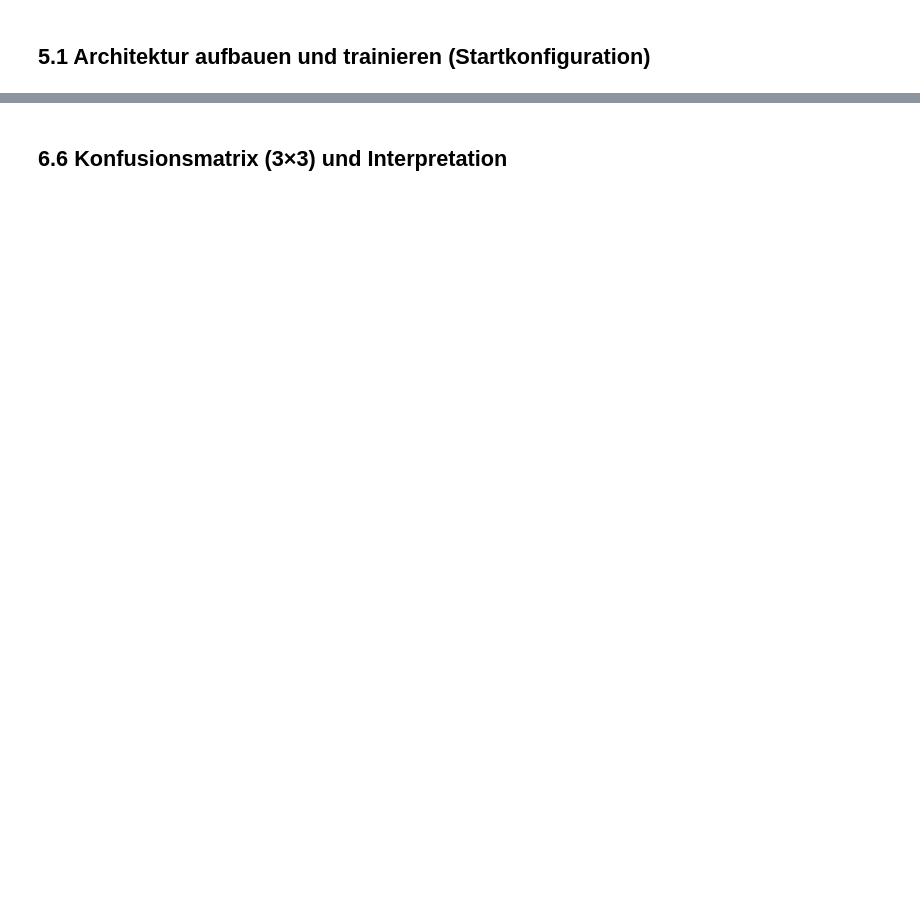
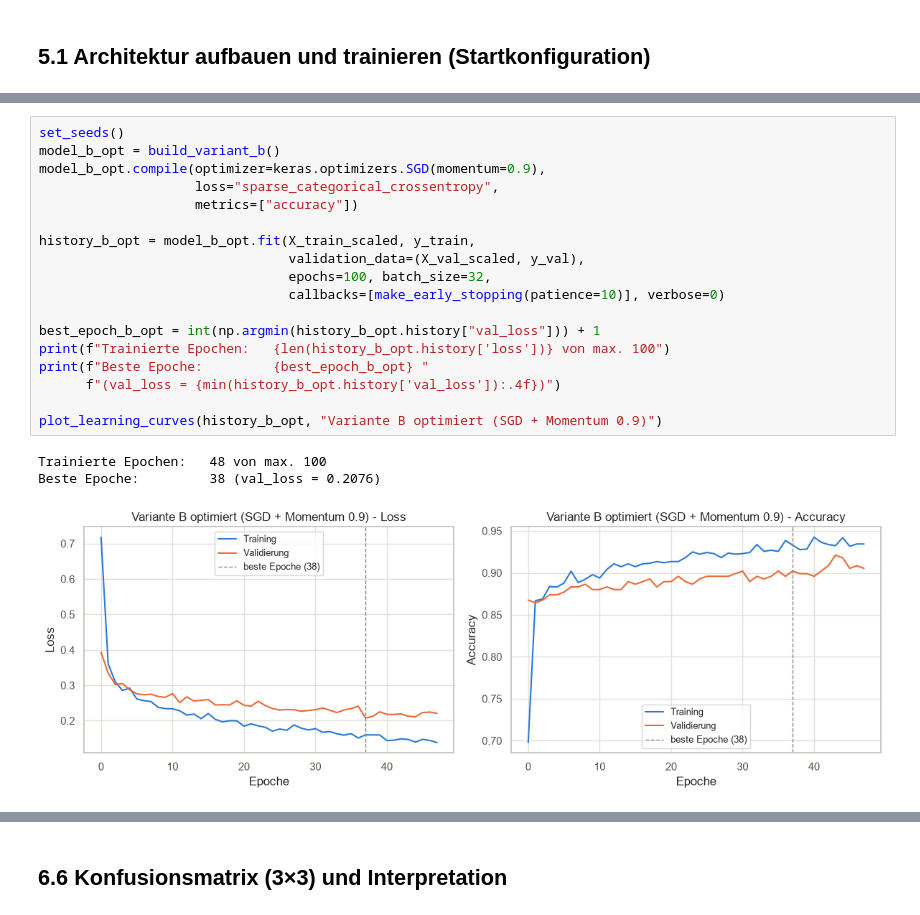
Before and after one commit to spaiK111/DHBW-ML-Assignment, a Jupyter notebook: src/fetal_health_modellvergleich.ipynb, the cells around one changed output, grey strips where cells are left out. Saved outputs shown, nothing was run; the diff lists cells and outputs as text; blank space fills up the shorter version.

```diff
--- a/src/fetal_health_modellvergleich.ipynb
+++ b/src/fetal_health_modellvergleich.ipynb
@@ -1990,0 +1331,22 @@ zum Vergleich – naive Baseline (DummyClassifier) auf denselben Testdaten: 0.77
+# %%
+set_seeds()
+model_b_opt = build_variant_b()
+model_b_opt.compile(optimizer=keras.optimizers.SGD(momentum=0.9),
+                    loss="sparse_categorical_crossentropy",
+                    metrics=["accuracy"])
+
+history_b_opt = model_b_opt.fit(X_train_scaled, y_train,
+                                validation_data=(X_val_scaled, y_val),
+                                epochs=100, batch_size=32,
+                                callbacks=[make_early_stopping(patience=10)], verbose=0)
+
+best_epoch_b_opt = int(np.argmin(history_b_opt.history["val_loss"])) + 1
+print(f"Trainierte Epochen:   {len(history_b_opt.history['loss'])} von max. 100")
+print(f"Beste Epoche:         {best_epoch_b_opt} "
+      f"(val_loss = {min(history_b_opt.history['val_loss']):.4f})")
+
+plot_learning_curves(history_b_opt, "Variante B optimiert (SGD + Momentum 0.9)")
+# %% [output]
+Trainierte Epochen:   48 von max. 100
+Beste Epoche:         38 (val_loss = 0.2076)
+[figure, added]
```
Also changed, not shown: parts of 227 cells of this notebook, 4 other files.
